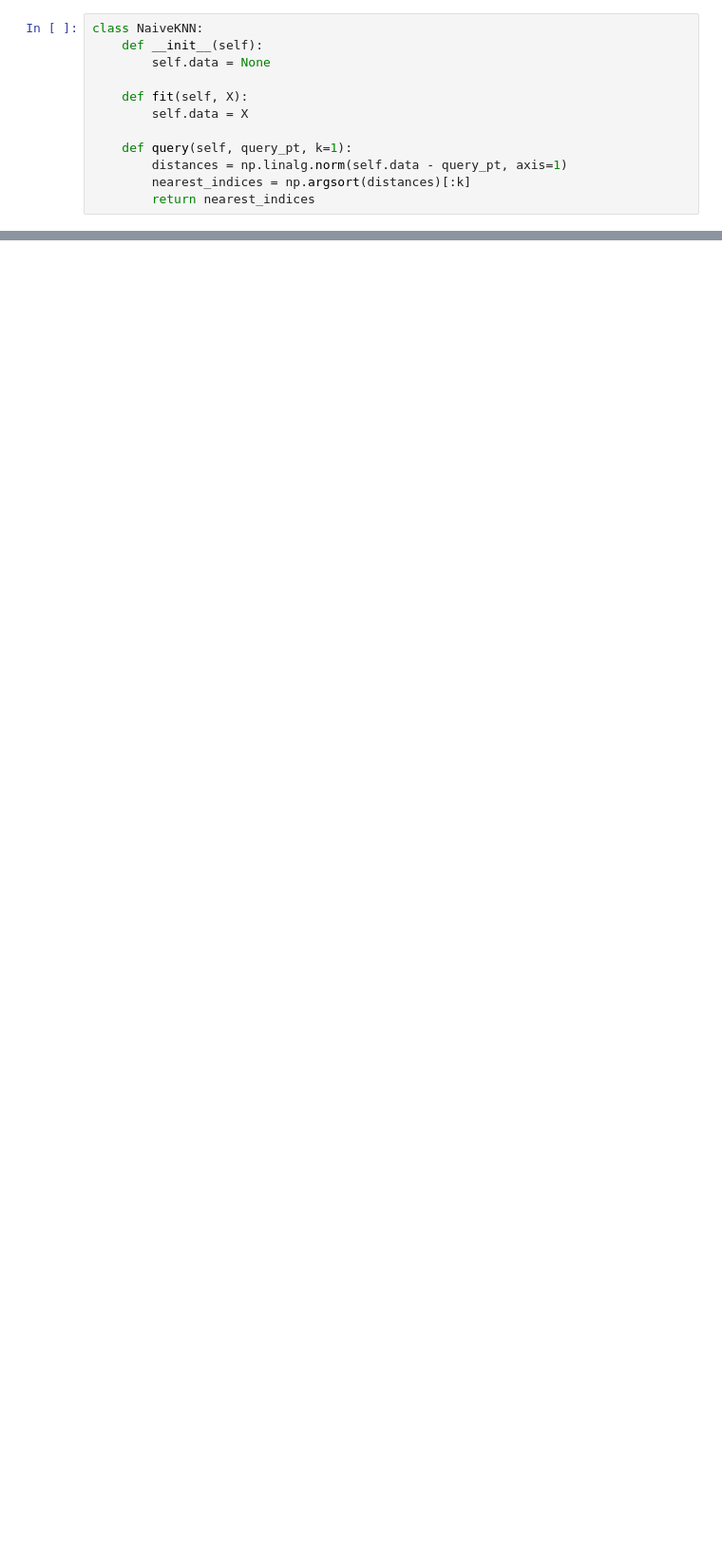
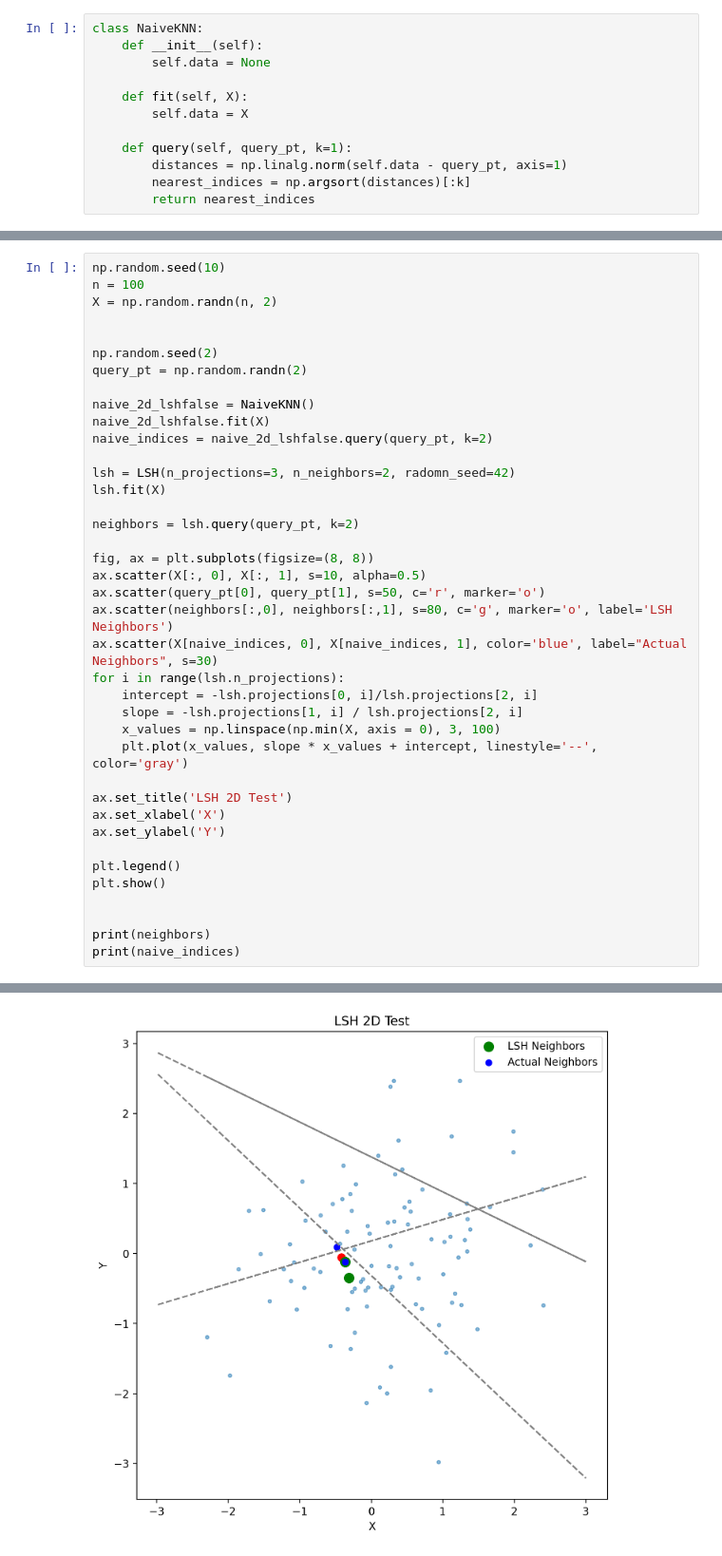
Before and after one commit to HarinarayanJ/ML-Assignment-4, a Jupyter notebook: Assignment4_Q2.ipynb, the cells around one changed output, grey strips where cells are left out. Shown at 95% size. Cells and saved outputs as stored; diff of their text form; blank space fills up the shorter version.

```diff
--- a/Assignment4_Q2.ipynb
+++ b/Assignment4_Q2.ipynb
@@ -137,0 +180,40 @@ plt.show()
+# %%
+np.random.seed(10)
+n = 100
+X = np.random.randn(n, 2)
+
+
+np.random.seed(2)
+query_pt = np.random.randn(2)
+
+naive_2d_lshfalse = NaiveKNN()
+naive_2d_lshfalse.fit(X)
+naive_indices = naive_2d_lshfalse.query(query_pt, k=2)
+
+lsh = LSH(n_projections=3, n_neighbors=2, radomn_seed=42)
+lsh.fit(X)
+
+neighbors = lsh.query(query_pt, k=2)
+
+fig, ax = plt.subplots(figsize=(8, 8))
+ax.scatter(X[:, 0], X[:, 1], s=10, alpha=0.5)
+ax.scatter(query_pt[0], query_pt[1], s=50, c='r', marker='o')
+ax.scatter(neighbors[:,0], neighbors[:,1], s=80, c='g', marker='o', label='LSH Neighbors')
+ax.scatter(X[naive_indices, 0], X[naive_indices, 1], color='blue', label="Actual Neighbors", s=30)
+for i in range(lsh.n_projections):
+    intercept = -lsh.projections[0, i]/lsh.projections[2, i]
+    slope = -lsh.projections[1, i] / lsh.projections[2, i]
+    x_values = np.linspace(np.min(X, axis = 0), 3, 100)
+    plt.plot(x_values, slope * x_values + intercept, linestyle='--', color='gray')
+
+ax.set_title('LSH 2D Test')
+ax.set_xlabel('X')
+ax.set_ylabel('Y')
+
+plt.legend()
+plt.show()
+
+
+print(neighbors)
+print(naive_indices)
+# %% [output]
@@ -137,0 +221 @@ plt.show()
+[figure, added]
```
Also changed, not shown: parts of 12 cells of this notebook.
